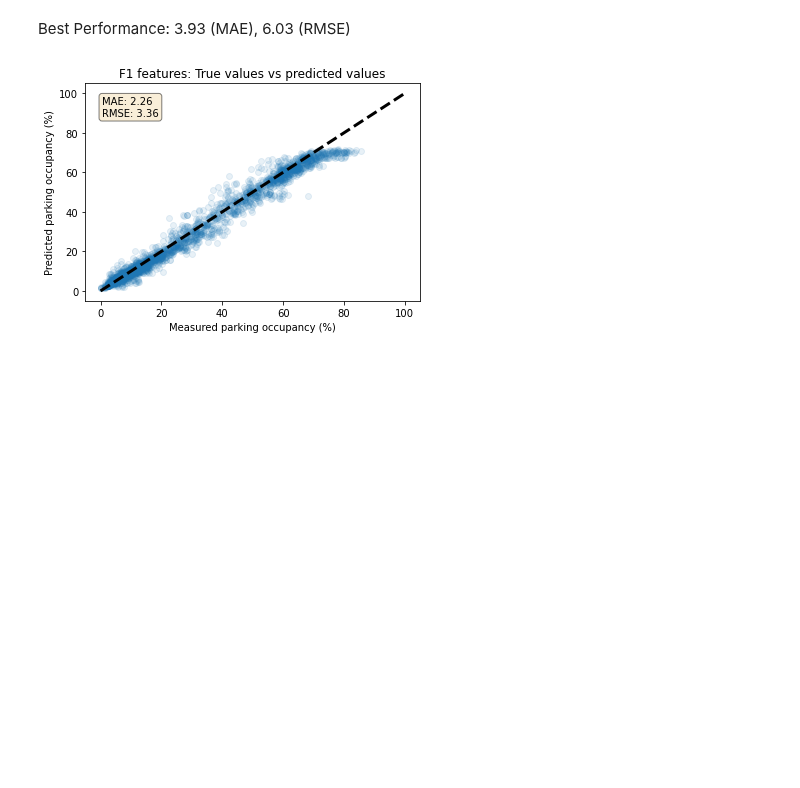
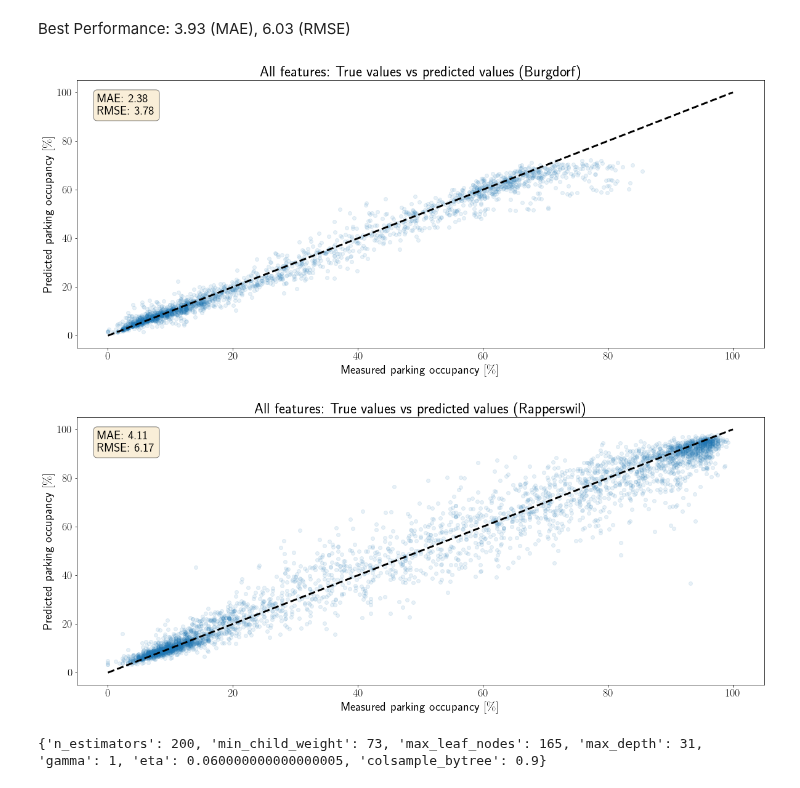
Before and after one commit to christopherkindl/start-hack-2021, a Jupyter notebook: 01_ml/advanced_models.ipynb, the cells around one changed output. Drawn from its saved outputs; the diff is of its cells as text; code cells hidden in the pictures; blank space fills up the shorter version.

Commit message:
[MOD] updated cleaned up advanced model script

```diff
--- a/01_ml/advanced_models.ipynb
+++ b/01_ml/advanced_models.ipynb
@@ -151,0 +337,14 @@ For hyperparameter optimization, we apply `random grid search` with cross valida
+# %%
+maes, rmses = {}, {}
+
+for loc in locations:
+    t_start[loc] = time.time()
+    dfs_test[loc]['pred_xgb_all_features'] = regressors[loc].predict(X_test[loc])
+    t_end[loc] = time.time()
+    maes[loc] = mean_absolute_error(y_true=dfs_test[loc]['occupancy_rate'], y_pred=dfs_test[loc]['pred_xgb_all_features'])
+    rmses[loc] = mean_squared_error(y_true=dfs_test[loc]['occupancy_rate'], y_pred=dfs_test[loc]['pred_xgb_all_features'], squared=False)
+# %%
+for loc in locations:
+    print("Prediction for {} ({} entries) took {} seconds.".format(loc.capitalize(), len(dfs_test[loc]), t_end[loc] - t_start[loc]))
+    print("\tMAE: ", round(maes[loc], 2))
+    print("\tRMSE: ", round(rmses[loc], 2))
@@ -151,0 +608,5 @@ For hyperparameter optimization, we apply `random grid search` with cross valida
+# %%
+for loc in locations:
+    print("Prediction for {} ({} entries) took {} seconds.".format(loc.capitalize(), len(dfs_test[loc]), t_end[loc] - t_start[loc]))
+    print("\tMAE: ", round(mean_absolute_error(y_true=dfs_test[loc]['occupancy_rate'], y_pred=new_preds[loc]), 2))
+    print("\tRMSE: ", round(mean_squared_error(y_true=dfs_test[loc]['occupancy_rate'], y_pred=new_preds[loc], squared=False), 2))
@@ -364,26 +754,46 @@ print('RMSE: ', round(mean_squared_error(y_true=df_test['occupancy_rate'], y_pre
 # %%
-# plot the true target values for the test set versus the estimated values with the best model
-plt.scatter(df_test['occupancy_rate'], df_test['random_forest'], alpha=0.1);
-plt.plot([0, 100], [0, 100], "k--", lw=3);
-plt.xlabel('Measured parking occupancy (%)');
-plt.ylabel('Predicted parking occupancy (%)');
-plt.title('F1 features: True values vs predicted values');
+params = {
+    'text.usetex' : use_tex,
+    'font.size' : 20,
+    'xtick.labelsize' : 18,
+    'ytick.labelsize' : 18,
+    'lines.linewidth': 1,
+    'grid.linewidth':   2,
+}
+plt.rcParams.update(params)
 
-# provide MAE and RMSE details to the plot
-textstr = '\n'.join((
-    r'MAE: %.2f' % (mean_absolute_error(y_true=df_test['occupancy_rate'], y_pred=df_test['random_forest'])),
-    r'RMSE: %.2f' % (mean_squared_error(y_true=df_test['occupancy_rate'], y_pred=df_test['random_forest'], squared=False))
-))
+for loc in ['burgdorf', 'rapperswil']:
+    fig = plt.figure(figsize=(20,8))
 
-# style infobox
-ax.hist(x, 20)
-props = dict(boxstyle='round', facecolor='wheat', alpha=0.5)
+    # plot the true target values for the test set versus the estimated values with the best model
+    _ = plt.scatter(dfs_test[loc]['occupancy_rate'],
+        dfs_test[loc]['pred_xgb_all_features'],
+        alpha=0.1);
+    _ = plt.plot([0, 100], [0, 100], "k--", lw=3);
+    _ = plt.xlabel(r'Measured parking occupancy $\left[\%\right]$');
+    _ = plt.ylabel(r'Predicted parking occupancy $\left[\%\right]$');
+    _ = plt.title('All features: True values vs predicted values ({})'.format(loc.capitalize()));
 
-# place a text box in upper left in axes coords
-plt.text(0.03, 0.95, textstr, verticalalignment='top', bbox=props, transform=ax.transAxes)
+    # provide MAE and RMSE details to the plot
+    textstr = '\n'.join((
+        r'MAE: %.2f' % (mean_absolute_error(y_true=dfs_test[loc]['occupancy_rate'], y_pred=dfs_test[loc]['pred_xgb_all_features'])),
+        r'RMSE: %.2f' % (mean_squared_error(y_true=dfs_test[loc]['occupancy_rate'], y_pred=dfs_test[loc]['pred_xgb_all_features'], squared=False))
+    ))
+
+    # style infobox
+    # plt.gca().hist(x, 20)
+    props = dict(boxstyle='round', facecolor='wheat', alpha=0.5)
+
+    # place a text box in upper left in axes coords
+    _ = plt.text(0.03, 0.95, textstr, verticalalignment='top', bbox=props, transform=plt.gca().transAxes)
 
 # export - pay attention to an appropriate name
-file = 'f1_features.png'
-plt.savefig('../05_visualisations_of_eda/' + file);
+# file = 'f1_features.png'
+# plt.savefig('../05_visualisations_of_eda/' + file);
 # %% [output]
-[figure, old version]
+[figure, new version]
+[figure, added]
+# %%
+print(params)
+# %% [output]
+{'n_estimators': 200, 'min_child_weight': 73, 'max_leaf_nodes': 165, 'max_depth': 31, 'gamma': 1, 'eta': 0.060000000000000005, 'colsample_bytree': 0.9}
```
Also changed, not shown: parts of 78 cells of this notebook.
